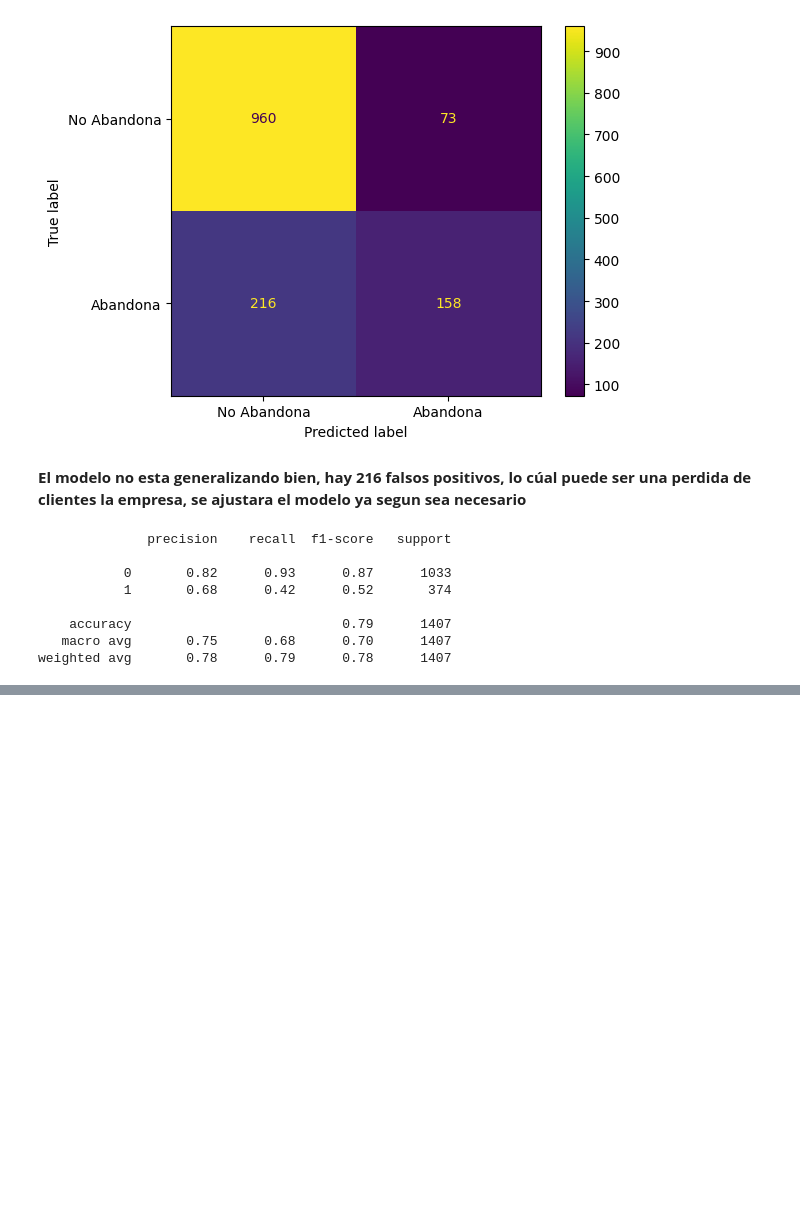
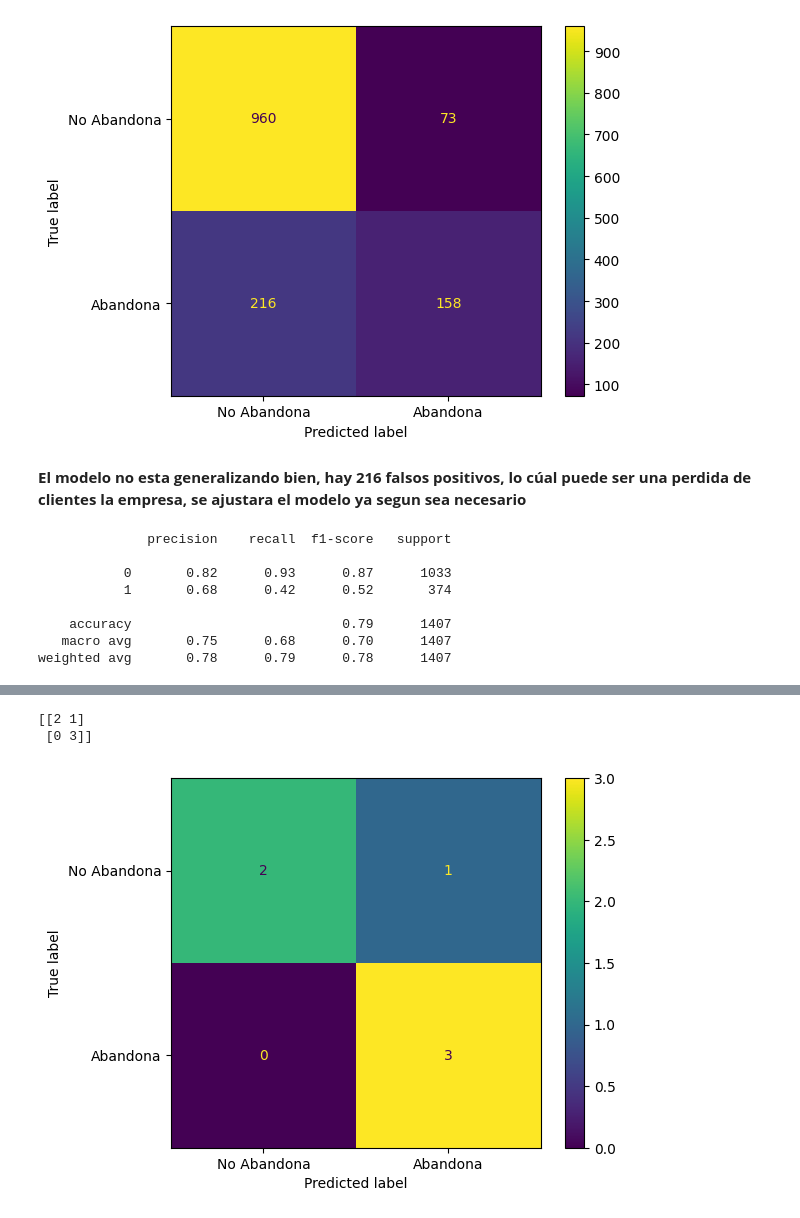
Before and after one commit to Cristiand056/TelecomX_parte2_Latam, a Jupyter notebook: TelecomX_parte2_Latam.ipynb, the cells around one changed output, grey strips where cells are left out. Saved outputs shown, nothing was run; the diff lists cells and outputs as text; code cells hidden in the pictures; blank space fills up the shorter version.

```diff
--- a/TelecomX_parte2_Latam.ipynb
+++ b/TelecomX_parte2_Latam.ipynb
@@ -372,0 +555,3 @@ weighted avg       0.78      0.79      0.78      1407
+# %%
+datos_ejemplo = pd.read_csv('/content/ejemplos_churn.csv')
+datos_ejemplo
@@ -372,0 +567,5 @@ weighted avg       0.78      0.79      0.78      1407
+# %%
+X_real = datos_ejemplo.drop(columns=['Churn'], axis=1)
+y_real = datos_ejemplo['Churn']
+# %%
+y_predit_real = modelo_rf.predict(X_real)
@@ -372,0 +587,11 @@ weighted avg       0.78      0.79      0.78      1407
+# %%
+matrix_conf = confusion_matrix(y_real, y_predit_real)
+print(matrix_conf)
+# %% [output]
+[[2 1]
+ [0 3]]
+# %%
+visializacion = ConfusionMatrixDisplay(confusion_matrix=matrix_conf, display_labels=['No Abandona', 'Abandona'])
+visializacion.plot();
+# %% [output]
+[figure, added]
```
Also changed, not shown: parts of 37 cells of this notebook.
